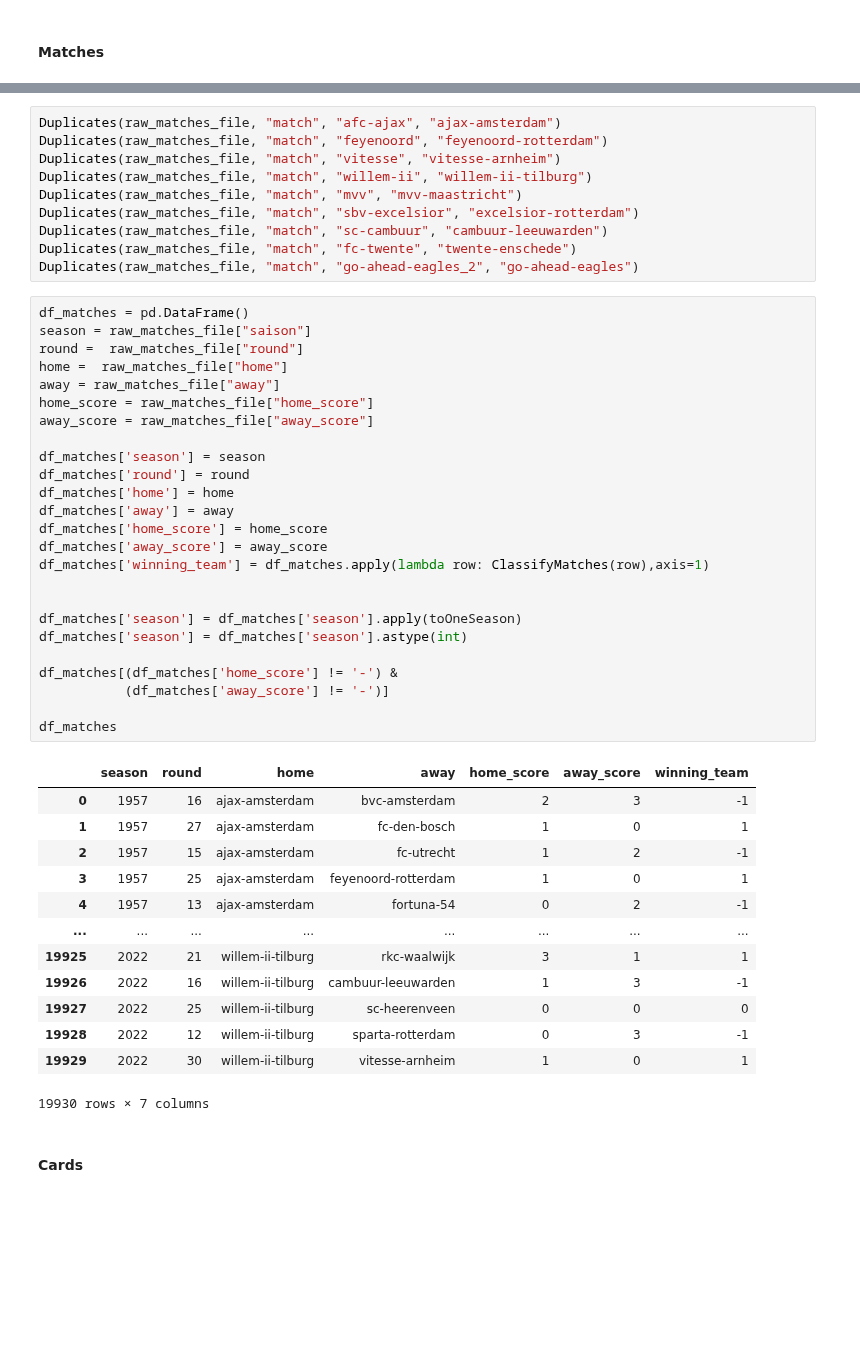
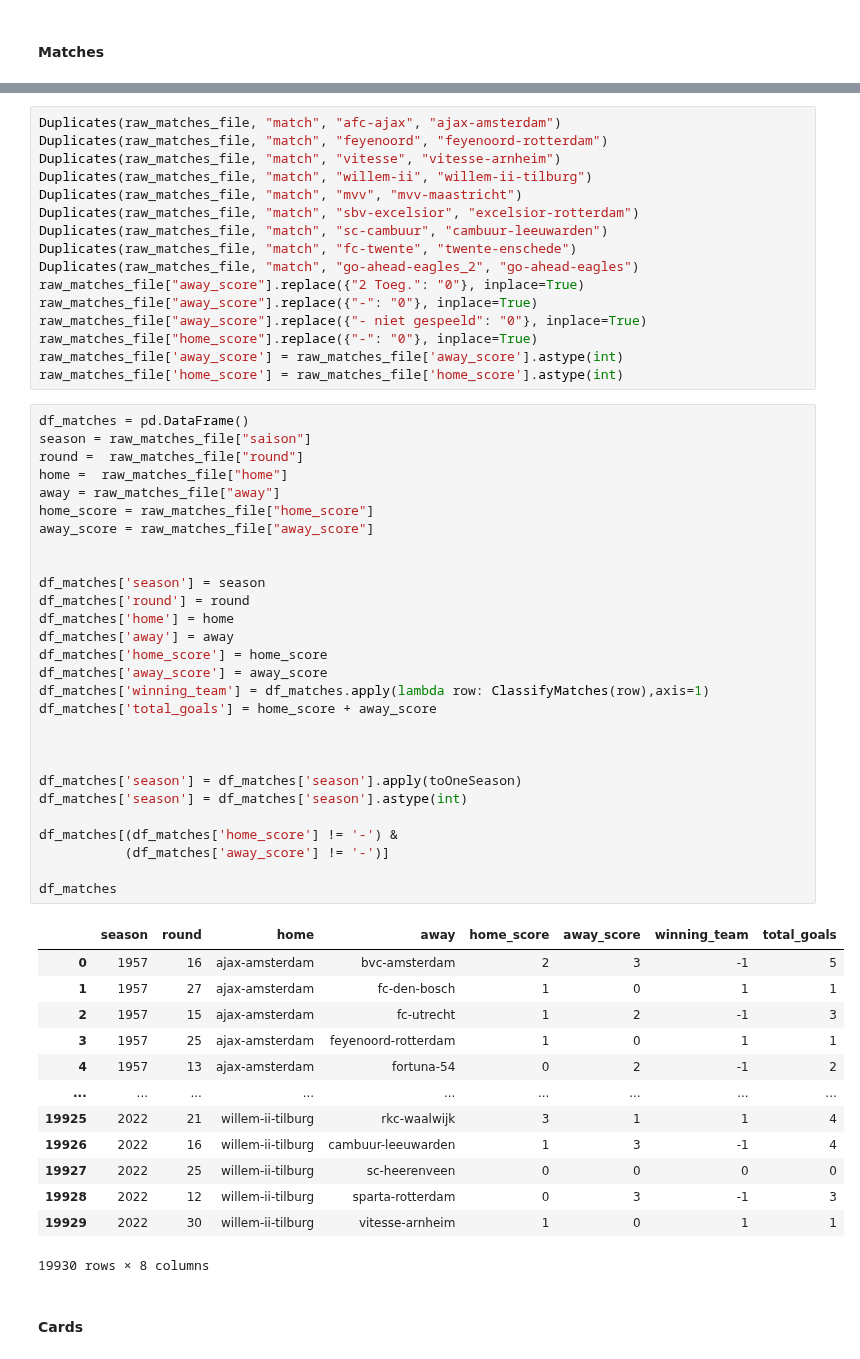
Before and after one commit to mohammedaljader/Football_Predictions_ML, a Jupyter notebook: final_notebook.ipynb, the cells around one changed output, grey strips where cells are left out. Drawn from its saved outputs; the diff is of its cells as text; blank space fills up the shorter version.

```diff
--- a/final_notebook.ipynb
+++ b/final_notebook.ipynb
@@ -167,45 +166,54 @@ Duplicates(raw_matches_file, "match", "sbv-excelsior", "excelsior-rotterdam")
 Duplicates(raw_matches_file, "match", "sc-cambuur", "cambuur-leeuwarden")
 Duplicates(raw_matches_file, "match", "fc-twente", "twente-enschede")
 Duplicates(raw_matches_file, "match", "go-ahead-eagles_2", "go-ahead-eagles")
+raw_matches_file["away_score"].replace({"2 Toeg.": "0"}, inplace=True)
+raw_matches_file["away_score"].replace({"-": "0"}, inplace=True)
+raw_matches_file["away_score"].replace({"- niet gespeeld": "0"}, inplace=True)
+raw_matches_file["home_score"].replace({"-": "0"}, inplace=True)
+raw_matches_file['away_score'] = raw_matches_file['away_score'].astype(int)
+raw_matches_file['home_score'] = raw_matches_file['home_score'].astype(int)
 # %%
 df_matches = pd.DataFrame()
 season = raw_matches_file["saison"]
 round =  raw_matches_file["round"]
 home =  raw_matches_file["home"]
 away = raw_matches_file["away"]
 home_score = raw_matches_file["home_score"]
 away_score = raw_matches_file["away_score"]
 
+
 df_matches['season'] = season
 df_matches['round'] = round
 df_matches['home'] = home
 df_matches['away'] = away
 df_matches['home_score'] = home_score
 df_matches['away_score'] = away_score
 df_matches['winning_team'] = df_matches.apply(lambda row: ClassifyMatches(row),axis=1)
+df_matches['total_goals'] = home_score + away_score
+
 
 
 df_matches['season'] = df_matches['season'].apply(toOneSeason)
 df_matches['season'] = df_matches['season'].astype(int)
 
 df_matches[(df_matches['home_score'] != '-') &
            (df_matches['away_score'] != '-')]
 
 df_matches
 # %% [output]
-|  | season | round | home | away | home_score | away_score | winning_team |
-| 0 | 1957 | 16 | ajax-amsterdam | bvc-amsterdam | 2 | 3 | -1 |
-| 1 | 1957 | 27 | ajax-amsterdam | fc-den-bosch | 1 | 0 | 1 |
-| 2 | 1957 | 15 | ajax-amsterdam | fc-utrecht | 1 | 2 | -1 |
-| 3 | 1957 | 25 | ajax-amsterdam | feyenoord-rotterdam | 1 | 0 | 1 |
-| 4 | 1957 | 13 | ajax-amsterdam | fortuna-54 | 0 | 2 | -1 |
-| ... | ... | ... | ... | ... | ... | ... | ... |
-| 19925 | 2022 | 21 | willem-ii-tilburg | rkc-waalwijk | 3 | 1 | 1 |
-| 19926 | 2022 | 16 | willem-ii-tilburg | cambuur-leeuwarden | 1 | 3 | -1 |
-| 19927 | 2022 | 25 | willem-ii-tilburg | sc-heerenveen | 0 | 0 | 0 |
-| 19928 | 2022 | 12 | willem-ii-tilburg | sparta-rotterdam | 0 | 3 | -1 |
-| 19929 | 2022 | 30 | willem-ii-tilburg | vitesse-arnheim | 1 | 0 | 1 |
+|  | season | round | home | away | home_score | away_score | winning_team | total_goals |
+| 0 | 1957 | 16 | ajax-amsterdam | bvc-amsterdam | 2 | 3 | -1 | 5 |
+| 1 | 1957 | 27 | ajax-amsterdam | fc-den-bosch | 1 | 0 | 1 | 1 |
+| 2 | 1957 | 15 | ajax-amsterdam | fc-utrecht | 1 | 2 | -1 | 3 |
+| 3 | 1957 | 25 | ajax-amsterdam | feyenoord-rotterdam | 1 | 0 | 1 | 1 |
+| 4 | 1957 | 13 | ajax-amsterdam | fortuna-54 | 0 | 2 | -1 | 2 |
+| ... | ... | ... | ... | ... | ... | ... | ... | ... |
+| 19925 | 2022 | 21 | willem-ii-tilburg | rkc-waalwijk | 3 | 1 | 1 | 4 |
+| 19926 | 2022 | 16 | willem-ii-tilburg | cambuur-leeuwarden | 1 | 3 | -1 | 4 |
+| 19927 | 2022 | 25 | willem-ii-tilburg | sc-heerenveen | 0 | 0 | 0 | 0 |
+| 19928 | 2022 | 12 | willem-ii-tilburg | sparta-rotterdam | 0 | 3 | -1 | 3 |
+| 19929 | 2022 | 30 | willem-ii-tilburg | vitesse-arnheim | 1 | 0 | 1 | 1 |
-19930 rows × 7 columns
+19930 rows × 8 columns
 # %% [markdown]
 #### Cards
 # %%
```
Also changed, not shown: parts of 15 cells of this notebook.
